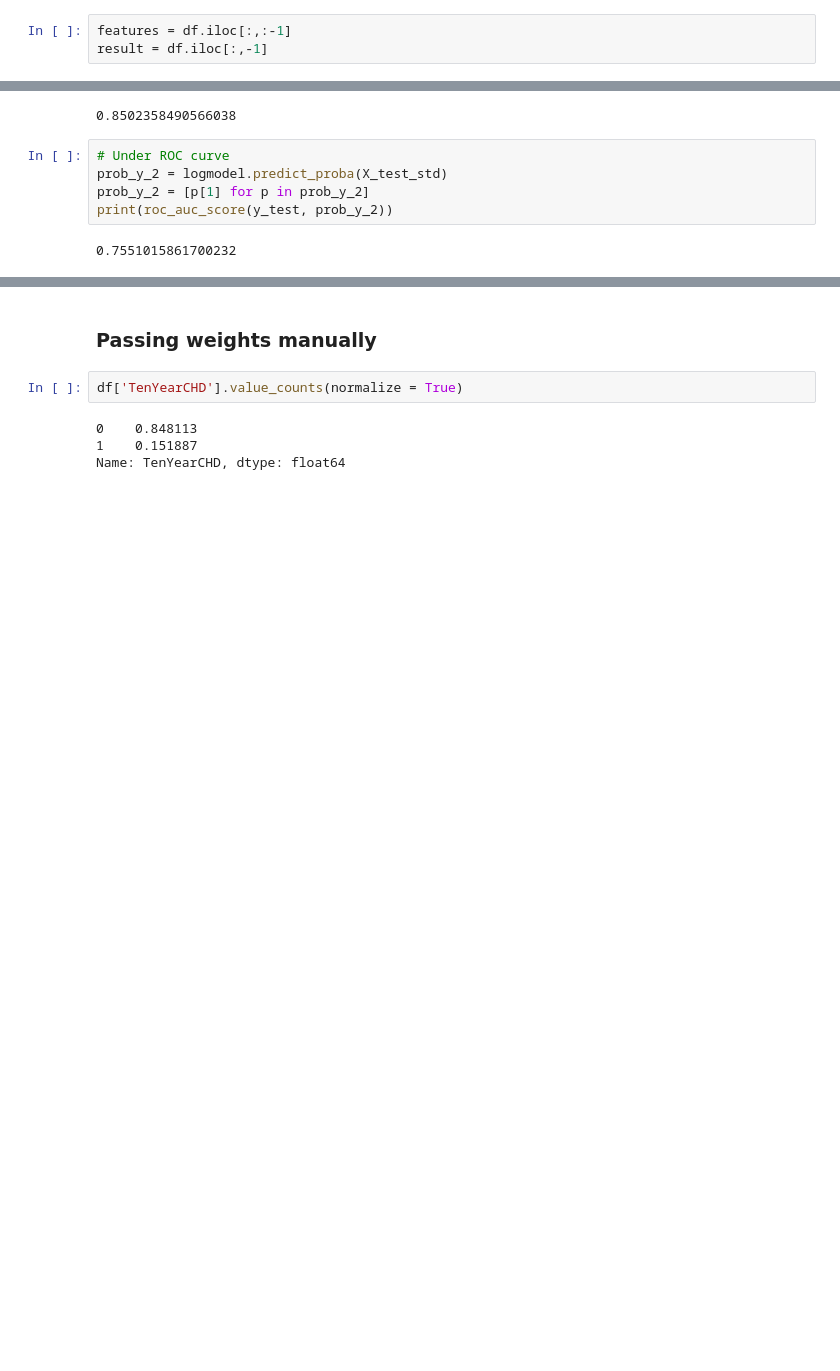
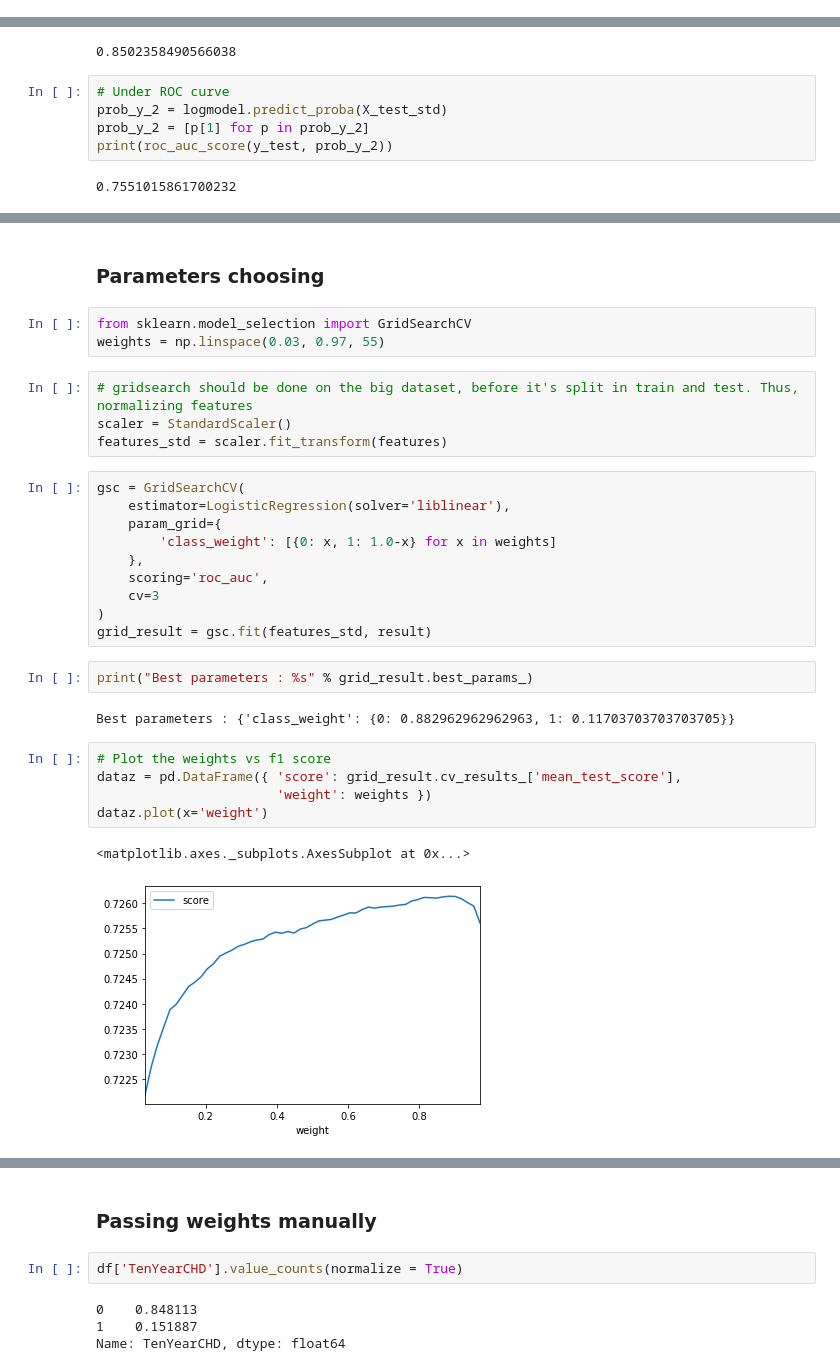
Before and after one commit to nastyh/Framingham, a Jupyter notebook: This_Framingham.ipynb, the cells around one changed output, grey strips where cells are left out. Cells and saved outputs as stored; diff of their text form; blank space fills up the shorter version.

```diff
--- a/Framingham.ipynb
+++ b/This_Framingham.ipynb
@@ -161,3 +184,0 @@ print(roc_auc_score(y_test, prob_rf))
-# %%
-features = df.iloc[:,:-1]
-result = df.iloc[:,-1]
@@ -264,0 +225,31 @@ print(roc_auc_score(y_test, prob_y_2))
+# %% [markdown]
+### Parameters choosing
+# %%
+from sklearn.model_selection import GridSearchCV
+weights = np.linspace(0.03, 0.97, 55)
+# %%
+# gridsearch should be done on the big dataset, before it's split in train and test. Thus, normalizing features
+scaler = StandardScaler()
+features_std = scaler.fit_transform(features)
+# %%
+gsc = GridSearchCV(
+    estimator=LogisticRegression(solver='liblinear'),
+    param_grid={
+        'class_weight': [{0: x, 1: 1.0-x} for x in weights]
+    },
+    scoring='roc_auc',
+    cv=3
+)
+grid_result = gsc.fit(features_std, result)
+# %%
+print("Best parameters : %s" % grid_result.best_params_)
+# %% [output]
+Best parameters : {'class_weight': {0: 0.882962962962963, 1: 0.11703703703703705}}
+# %%
+# Plot the weights vs f1 score
+dataz = pd.DataFrame({ 'score': grid_result.cv_results_['mean_test_score'],
+                       'weight': weights })
+dataz.plot(x='weight')
+# %% [output]
+<matplotlib.axes._subplots.AxesSubplot at 0x...>
+[figure, added]
```
Also changed, not shown: parts of 71 cells of this notebook.
